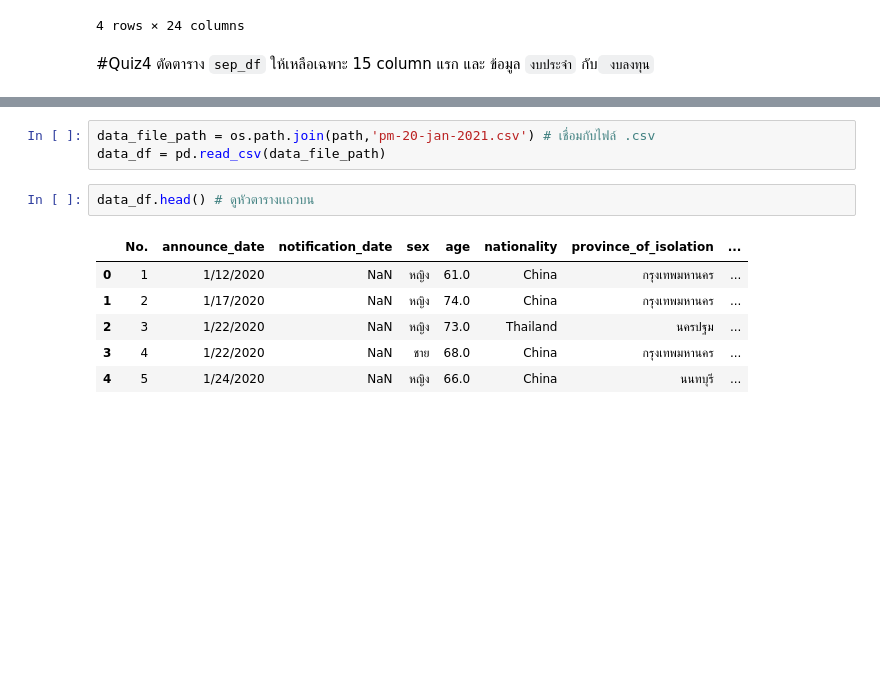
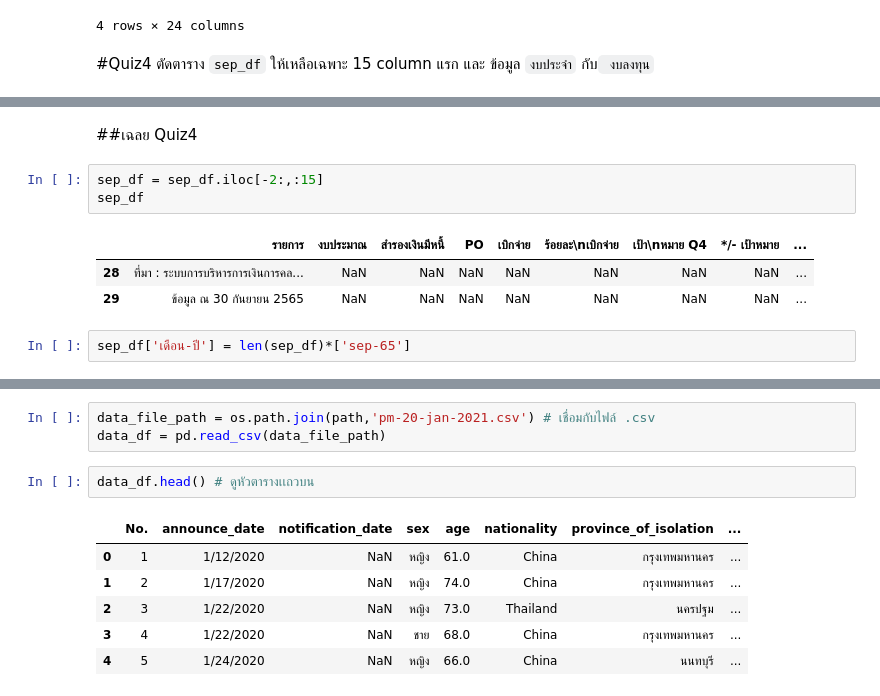
Before and after one commit to Thitiphorn267-3/python_dataviz2023, a Jupyter notebook: Pandas102.ipynb, the cells around one changed output, grey strips where cells are left out. Saved outputs shown, nothing was run; the diff lists cells and outputs as text; blank space fills up the shorter version.

```diff
--- a/Pandas102.ipynb
+++ b/Pandas102.ipynb
@@ -110,0 +77,11 @@ set_df
+# %% [markdown]
+##เฉลย Quiz4
+# %%
+sep_df = sep_df.iloc[-2:,:15]
+sep_df
+# %% [output]
+|  | รายการ | งบประมาณ | สำรองเงินมีหนี้ | PO | เบิกจ่าย | ร้อยละ\nเบิกจ่าย | เป้า\nหมาย Q4 | */- เป้าหมาย | ... |
+| 28 | ที่มา : ระบบการบริหารการเงินการคล... | NaN | NaN | NaN | NaN | NaN | NaN | NaN | ... |
+| 29 | ข้อมูล ณ 30 กันยายน 2565 | NaN | NaN | NaN | NaN | NaN | NaN | NaN | ... |
+# %%
+sep_df['เดือน-ปี'] = len(sep_df)*['sep-65']
```
Also changed, not shown: parts of 9 cells of this notebook.
